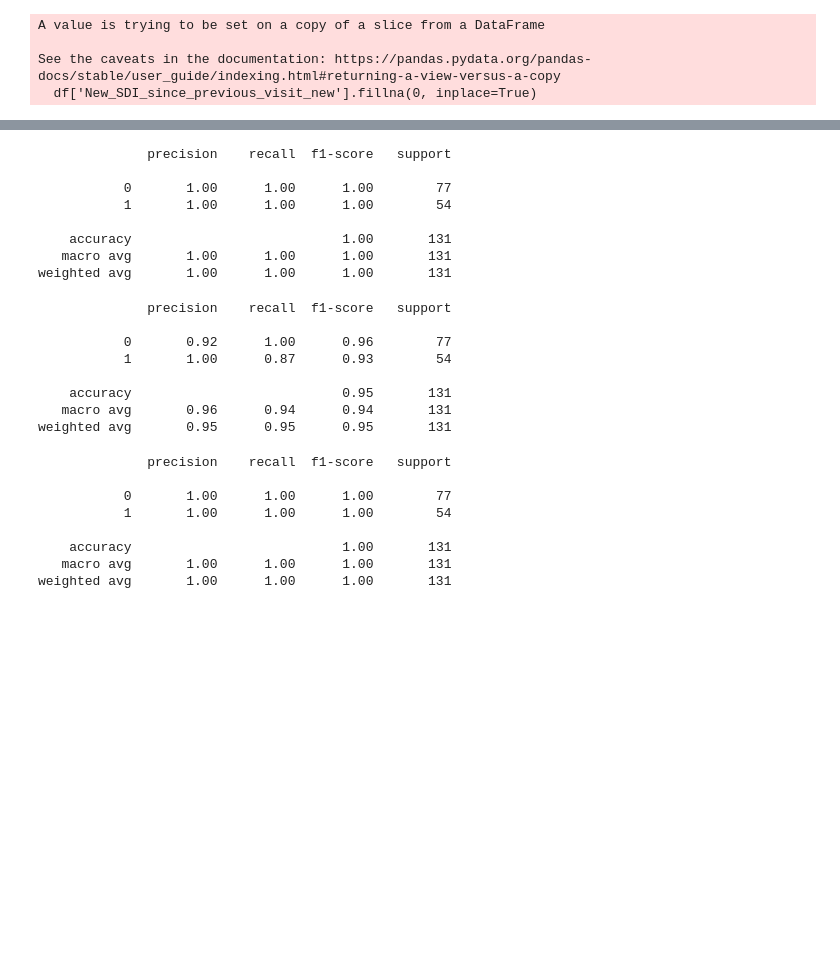
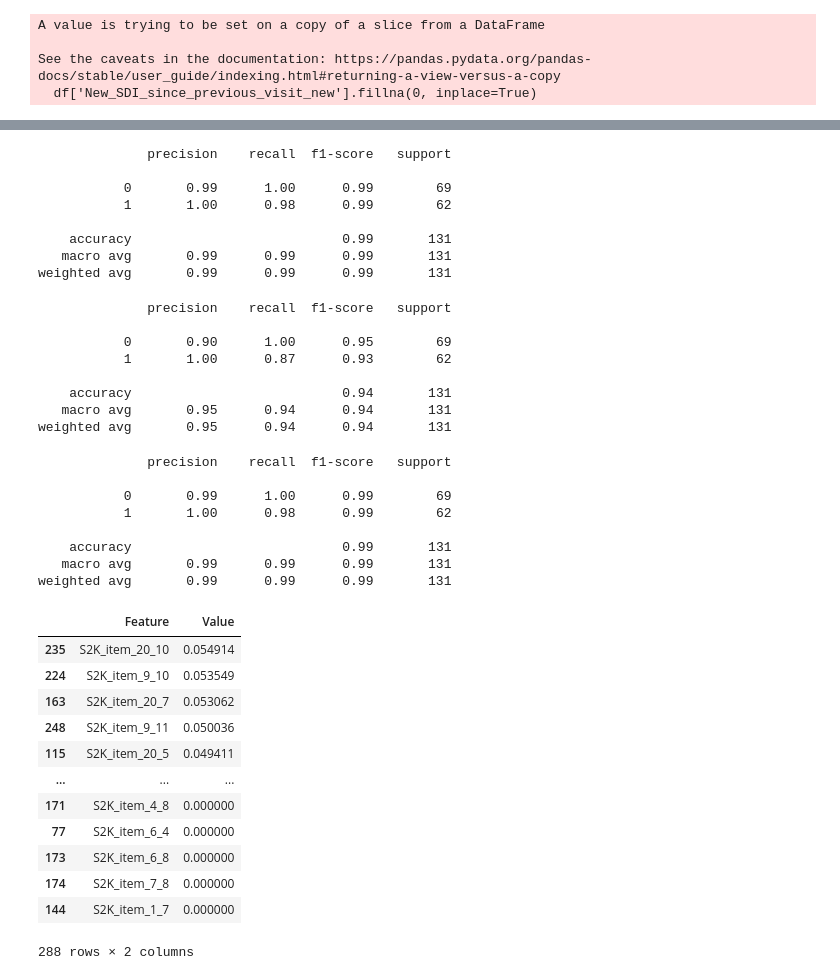
Before and after one commit to isevr/SDI, a Jupyter notebook: cae.ipynb, the cells around one changed output, grey strips where cells are left out. Cells and saved outputs as stored; diff of their text form; code cells hidden in the pictures; blank space fills up the shorter version.

```diff
--- a/cae.ipynb
+++ b/cae.ipynb
@@ -358,6 +267,16 @@ rav_sdi_0['label'] = 0
 rav_sdi_1['label'] = 1
 
 final_rav = pd.concat([rav_sdi_0,rav_sdi_1])
+# %%
+factors = ['S2K_item_1', 'S2K_item_2', 'S2K_item_3', 'S2K_item_4', 'S2K_item_5',
+           'S2K_item_6', 'S2K_item_7', 'S2K_item_8', 'S2K_item_9', 'S2K_item_10',
+           'S2K_item_11', 'S2K_item_12', 'S2K_item_13', 'S2K_item_14',
+           'S2K_item_15', 'S2K_item_16', 'S2K_item_17', 'S2K_item_18',
+           'S2K_item_19', 'S2K_item_20', 'S2K_item_21', 'S2K_item_22',
+           'S2K_item_23', 'S2K_item_24']
+fact_cols = [col + "_" + str((i // 24) % 12 + 1) for i, col in enumerate(factors * 12)]
+# %%
+final_rav.columns = fact_cols +['label']
 # %%
 X_train, X_test, y_train, y_test = train_test_split(final_rav.iloc[:,:-1], final_rav.iloc[:,-1],test_size=0.2,shuffle=True)
 # %%
@@ -371,12 +290,12 @@ print(classification_report(y_test,preds))
 # %% [output]
               precision    recall  f1-score   support
 
-           0       1.00      1.00      1.00        77
-           1       1.00      1.00      1.00        54
+           0       0.99      1.00      0.99        69
+           1       1.00      0.98      0.99        62
 
-    accuracy                           1.00       131
-   macro avg       1.00      1.00      1.00       131
-weighted avg       1.00      1.00      1.00       131
+    accuracy                           0.99       131
+   macro avg       0.99      0.99      0.99       131
+weighted avg       0.99      0.99      0.99       131
 # %%
 knn = KNeighborsClassifier()
 
@@ -388,12 +307,12 @@ print(classification_report(y_test,preds))
 # %% [output]
               precision    recall  f1-score   support
 
-           0       0.92      1.00      0.96        77
-           1       1.00      0.87      0.93        54
+           0       0.90      1.00      0.95        69
+           1       1.00      0.87      0.93        62
 
-    accuracy                           0.95       131
-   macro avg       0.96      0.94      0.94       131
-weighted avg       0.95      0.95      0.95       131
+    accuracy                           0.94       131
+   macro avg       0.95      0.94      0.94       131
+weighted avg       0.95      0.94      0.94       131
 # %%
 svc = SVC()
 
@@ -405,9 +324,28 @@ print(classification_report(y_test,preds))
 # %% [output]
               precision    recall  f1-score   support
 
-           0       1.00      1.00      1.00        77
-           1       1.00      1.00      1.00        54
+           0       0.99      1.00      0.99        69
+           1       1.00      0.98      0.99        62
 
-    accuracy                           1.00       131
-   macro avg       1.00      1.00      1.00       131
-weighted avg       1.00      1.00      1.00       131
+    accuracy                           0.99       131
+   macro avg       0.99      0.99      0.99       131
+weighted avg       0.99      0.99      0.99       131
+# %%
+fi = pd.DataFrame({'Feature':final_rav.columns[:-1],
+                  'Value':rf.feature_importances_})
+
+fi.sort_values(by='Value',ascending=False)
+# %% [output]
+|  | Feature | Value |
+| 235 | S2K_item_20_10 | 0.054914 |
+| 224 | S2K_item_9_10 | 0.053549 |
+| 163 | S2K_item_20_7 | 0.053062 |
+| 248 | S2K_item_9_11 | 0.050036 |
+| 115 | S2K_item_20_5 | 0.049411 |
+| ... | ... | ... |
+| 171 | S2K_item_4_8 | 0.000000 |
+| 77 | S2K_item_6_4 | 0.000000 |
+| 173 | S2K_item_6_8 | 0.000000 |
+| 174 | S2K_item_7_8 | 0.000000 |
+| 144 | S2K_item_1_7 | 0.000000 |
+288 rows × 2 columns
```
Also changed, not shown: parts of 19 cells of this notebook.
